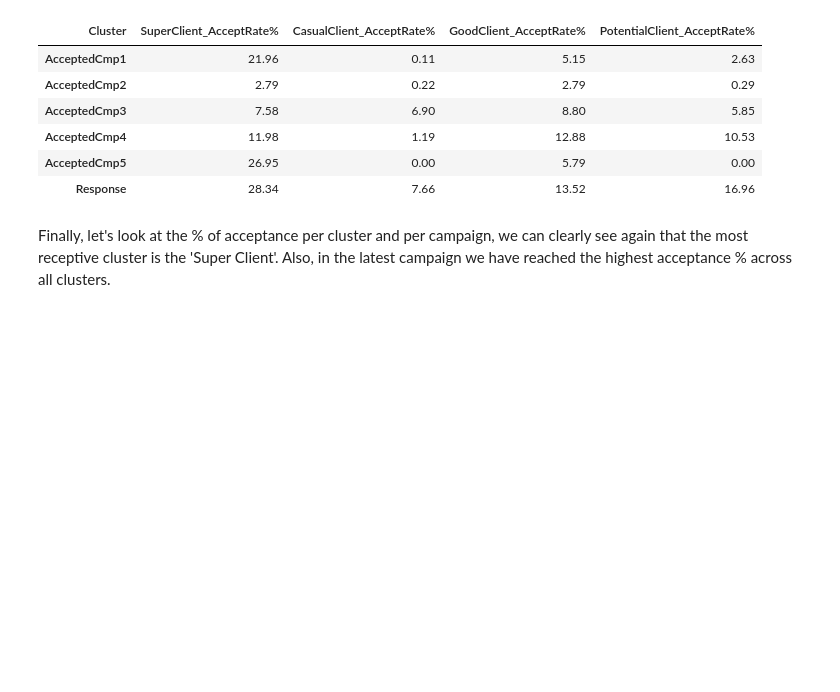
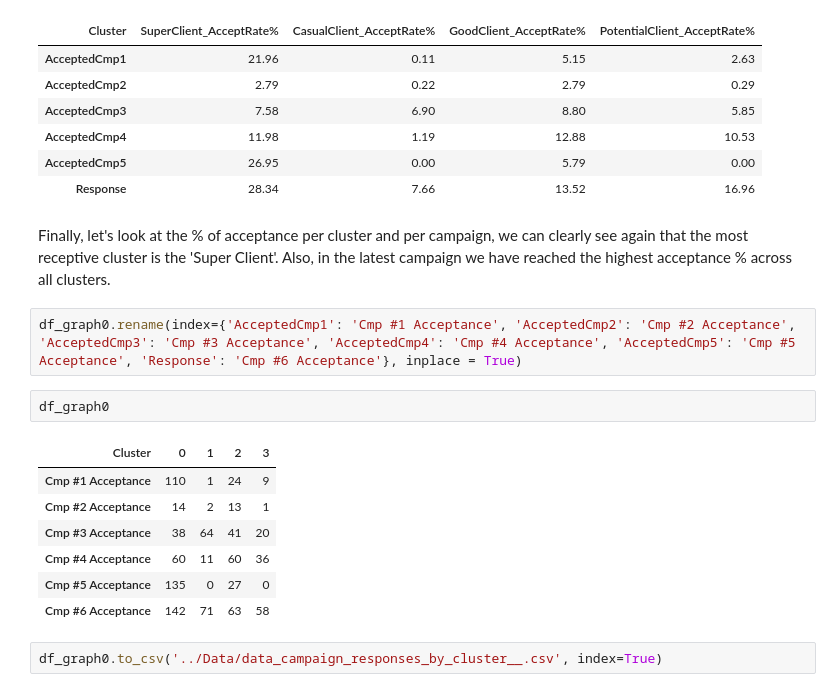
Before and after one commit to mariaperezdeayalas/Customer-Segmentation-Final-Project-, a Jupyter notebook: Notebooks/4. Marketing Campaigns Analysis.ipynb, the cells around one changed output. Saved outputs shown, nothing was run; the diff lists cells and outputs as text; blank space fills up the shorter version.

```diff
--- a/Notebooks/4. Marketing Campaigns Analysis.ipynb
+++ b/Notebooks/4. Marketing Campaigns Analysis.ipynb
@@ -137,3 +147,17 @@ df_graph4
 | Response | 28.34 | 7.66 | 13.52 | 16.96 |
 # %% [markdown]
 Finally, let's look at the % of acceptance per cluster and per campaign, we can clearly see again that the most receptive cluster is the 'Super Client'. Also, in the latest campaign we have reached the highest acceptance % across all clusters.
+# %%
+df_graph0.rename(index={'AcceptedCmp1': 'Cmp #1 Acceptance', 'AcceptedCmp2': 'Cmp #2 Acceptance', 'AcceptedCmp3': 'Cmp #3 Acceptance', 'AcceptedCmp4': 'Cmp #4 Acceptance', 'AcceptedCmp5': 'Cmp #5 Acceptance', 'Response': 'Cmp #6 Acceptance'}, inplace = True)
+# %%
+df_graph0
+# %% [output]
+| Cluster | 0 | 1 | 2 | 3 |
+| Cmp #1 Acceptance | 110 | 1 | 24 | 9 |
+| Cmp #2 Acceptance | 14 | 2 | 13 | 1 |
+| Cmp #3 Acceptance | 38 | 64 | 41 | 20 |
+| Cmp #4 Acceptance | 60 | 11 | 60 | 36 |
+| Cmp #5 Acceptance | 135 | 0 | 27 | 0 |
+| Cmp #6 Acceptance | 142 | 71 | 63 | 58 |
+# %%
+df_graph0.to_csv('../Data/data_campaign_responses_by_cluster__.csv', index=True)
```
Also changed, not shown: parts of 1 cell of this notebook, 7 other files.
